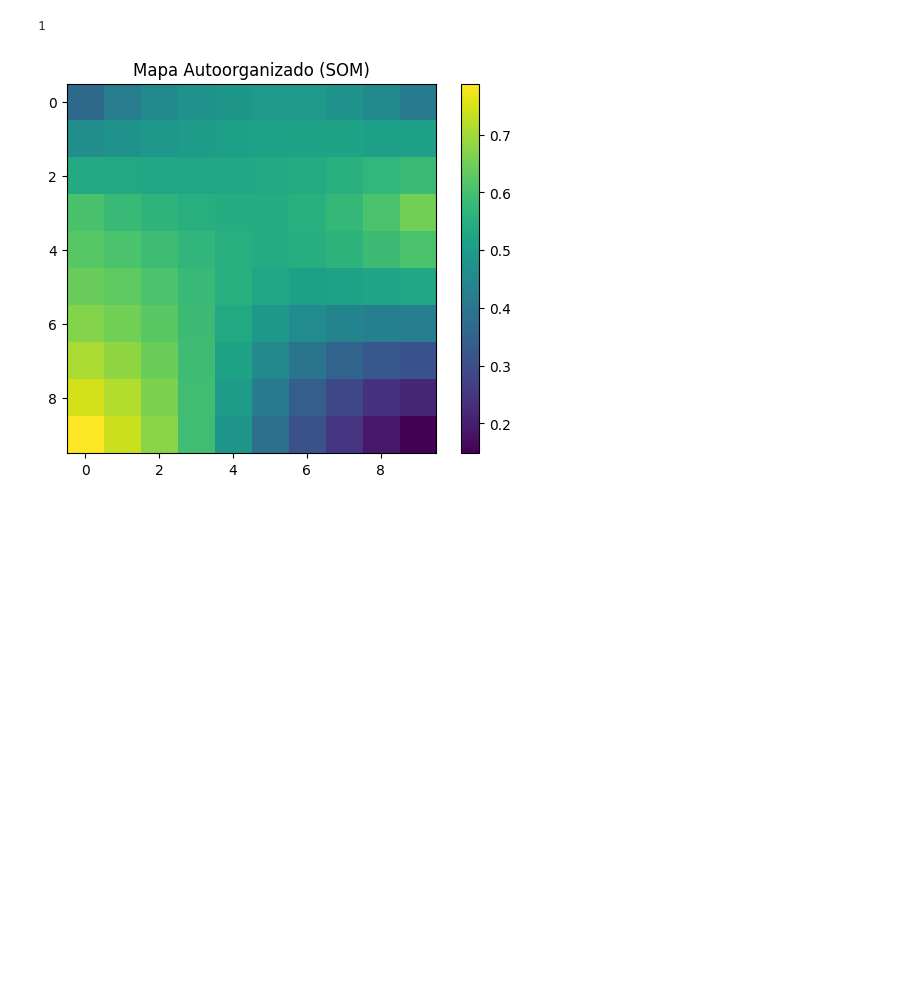
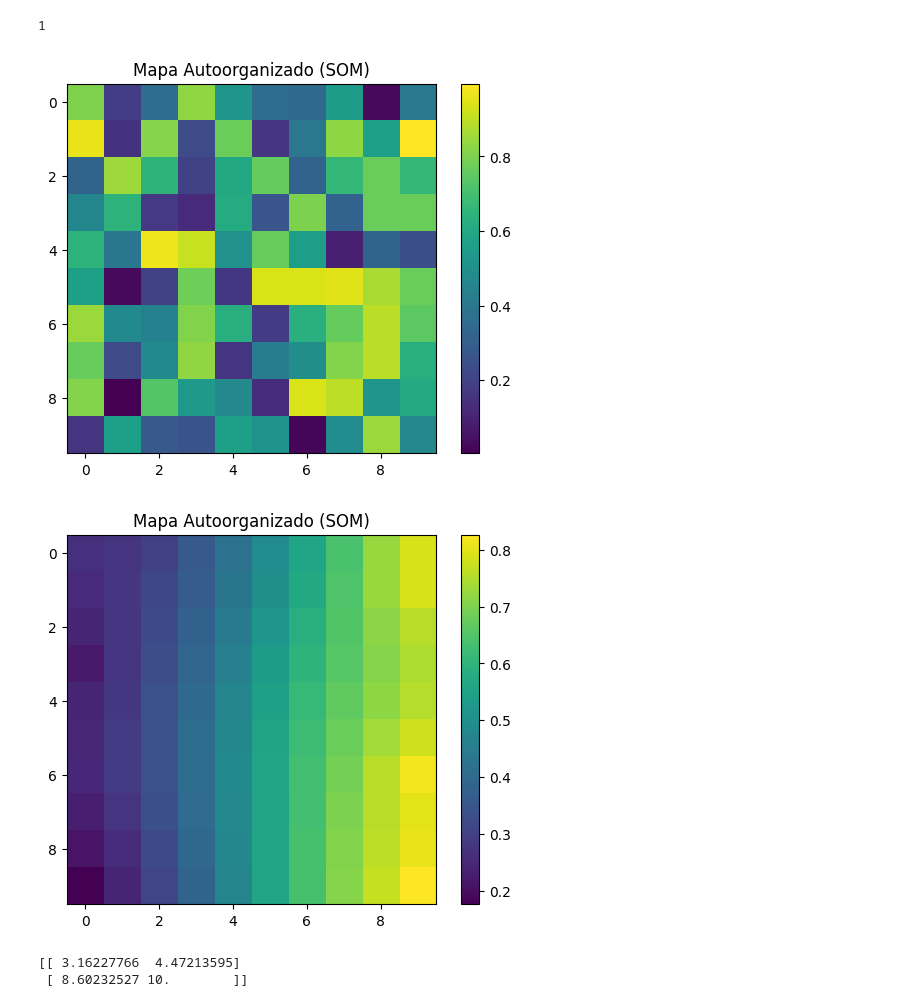
Before and after one commit to AxelRueG/IC, a Jupyter notebook: data/Guia4/ejem.ipynb, the cells around one changed output. Saved outputs shown, nothing was run; the diff lists cells and outputs as text; code cells hidden in the pictures; blank space fills up the shorter version.

```diff
--- a/data/Guia4/ejem.ipynb
+++ b/data/Guia4/ejem.ipynb
@@ -86,12 +86,30 @@ class SOM:
 # %%
 datos = np.random.rand(100, 2)
 
 som = SOM(2)
+plt.imshow(som.pesos[:, :, 0], cmap='viridis')  # Puedes elegir un mapa de colores, como 'viridis'
+plt.title("Mapa Autoorganizado (SOM)")
+plt.colorbar()  # Agregar una barra de colores para referencia
+plt.show()
+
+
 som.trn(datos)
 
 plt.imshow(som.pesos[:, :, 0], cmap='viridis')  # Puedes elegir un mapa de colores, como 'viridis'
 plt.title("Mapa Autoorganizado (SOM)")
 plt.colorbar()  # Agregar una barra de colores para referencia
 plt.show()
 # %% [output]
-[figure, old version]
+[figure, new version]
+[figure, added]
+# %%
+a = np.array([
+    [[1,2],[3,4]],
+    [[5,6],[7,8]]
+])
+
+distancias = np.linalg.norm(a, axis=1)
+print(distancias)
+# %% [output]
+[[ 3.16227766  4.47213595]
+ [ 8.60232527 10.        ]]
```
Also changed, not shown: 1 other file.
